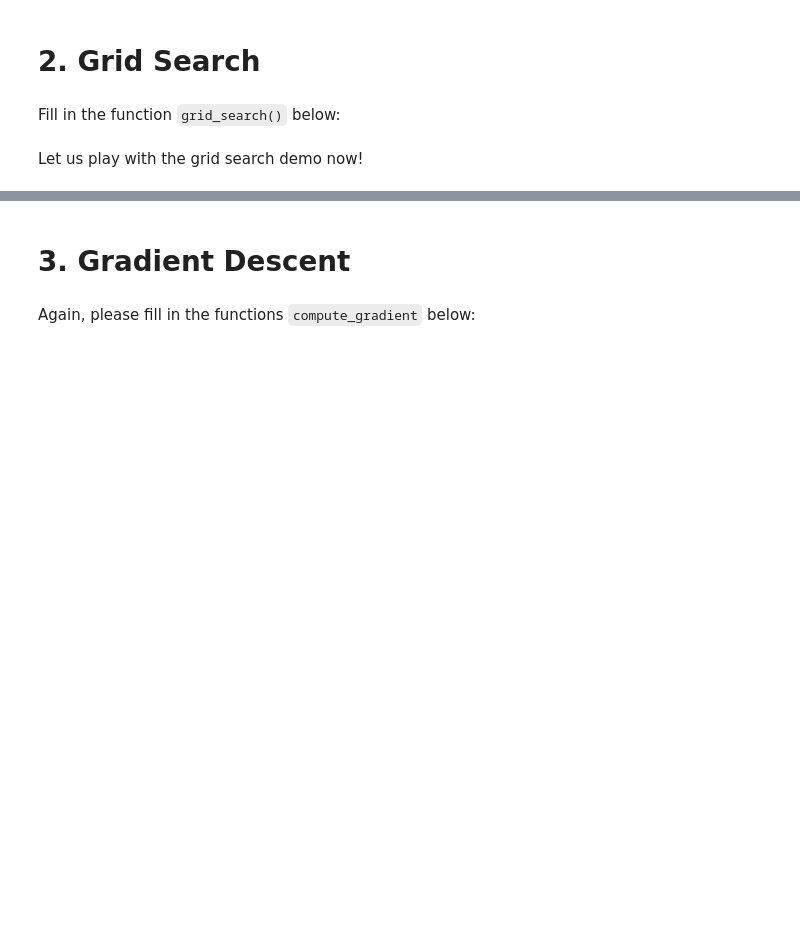
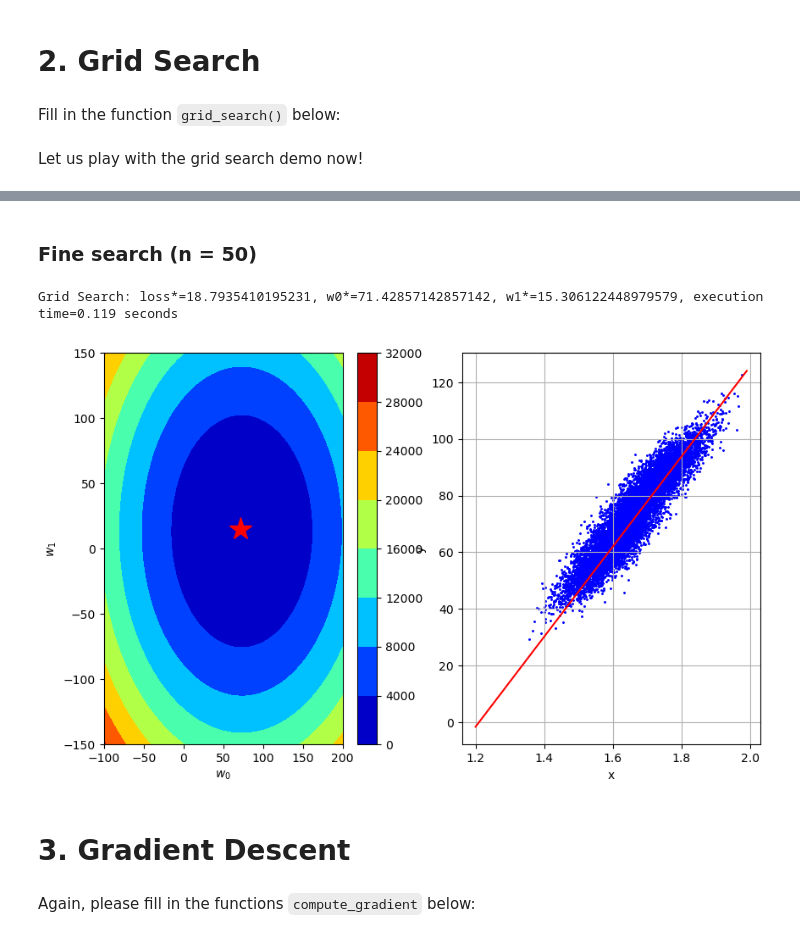
Before and after one commit to AndreaMontoneri/ML_course, a Jupyter notebook: labs/ex02/template/ex02.ipynb, the cells around one changed output, grey strips where cells are left out. Drawn from its saved outputs; the diff is of its cells as text; code cells hidden in the pictures; blank space fills up the shorter version.

```diff
--- a/labs/ex02/template/ex02.ipynb
+++ b/labs/ex02/template/ex02.ipynb
@@ -47,7 +43,9 @@ def compute_loss(y, tx, w):
     # INSERT YOUR CODE HERE
     # TODO: compute loss by MSE
     # ***************************************************
-    raise NotImplementedError
+    N = len(y)
+    e = y - tx @ w
+    return (0.5/N) * ( (e.T)@e )
 # %% [markdown]
 # 2. Grid Search
 # %% [markdown]
@@ -74,7 +72,9 @@ def grid_search(y, tx, grid_w0, grid_w1):
     # INSERT YOUR CODE HERE
     # TODO: compute loss for each combination of w0 and w1.
     # ***************************************************
-    raise NotImplementedError
+    for i in range(len(grid_w0)):
+        for j in range(len(grid_w1)):
+            losses[i,j] = compute_loss(y, tx, np.array([grid_w0[i],grid_w1[j]]))
     return losses
 # %% [markdown]
 Let us play with the grid search demo now!
@@ -108,3 +111,32 @@ fig.savefig("grid_plot")  # Optional saving
+# %% [markdown]
+### Fine search (n = 50)
+# %%
+# Generate the grid of parameters to be swept
+grid_w0, grid_w1 = generate_w(num_intervals=50)
+
+# Start the grid search
+start_time = datetime.datetime.now()
+grid_losses = grid_search(y, tx, grid_w0, grid_w1)
+
+# Select the best combinaison
+loss_star, w0_star, w1_star = get_best_parameters(grid_w0, grid_w1, grid_losses)
+end_time = datetime.datetime.now()
+execution_time = (end_time - start_time).total_seconds()
+
+# Print the results
+print(
+    "Grid Search: loss*={l}, w0*={w0}, w1*={w1}, execution time={t:.3f} seconds".format(
+        l=loss_star, w0=w0_star, w1=w1_star, t=execution_time
+    )
+)
+
+# Plot the results
+fig = grid_visualization(grid_losses, grid_w0, grid_w1, mean_x, std_x, height, weight)
+fig.set_size_inches(10.0, 6.0)
+fig.savefig("grid_plot")  # Optional saving
+# %% [output]
+Grid Search: loss*=18.7935410195231, w0*=71.42857142857142, w1*=15.306122448979579, execution time=0.119 seconds
+[figure, added]
 # %% [markdown]
 # 3. Gradient Descent
 # %% [markdown]
```
Also changed, not shown: parts of 46 cells of this notebook, 1 other file.
